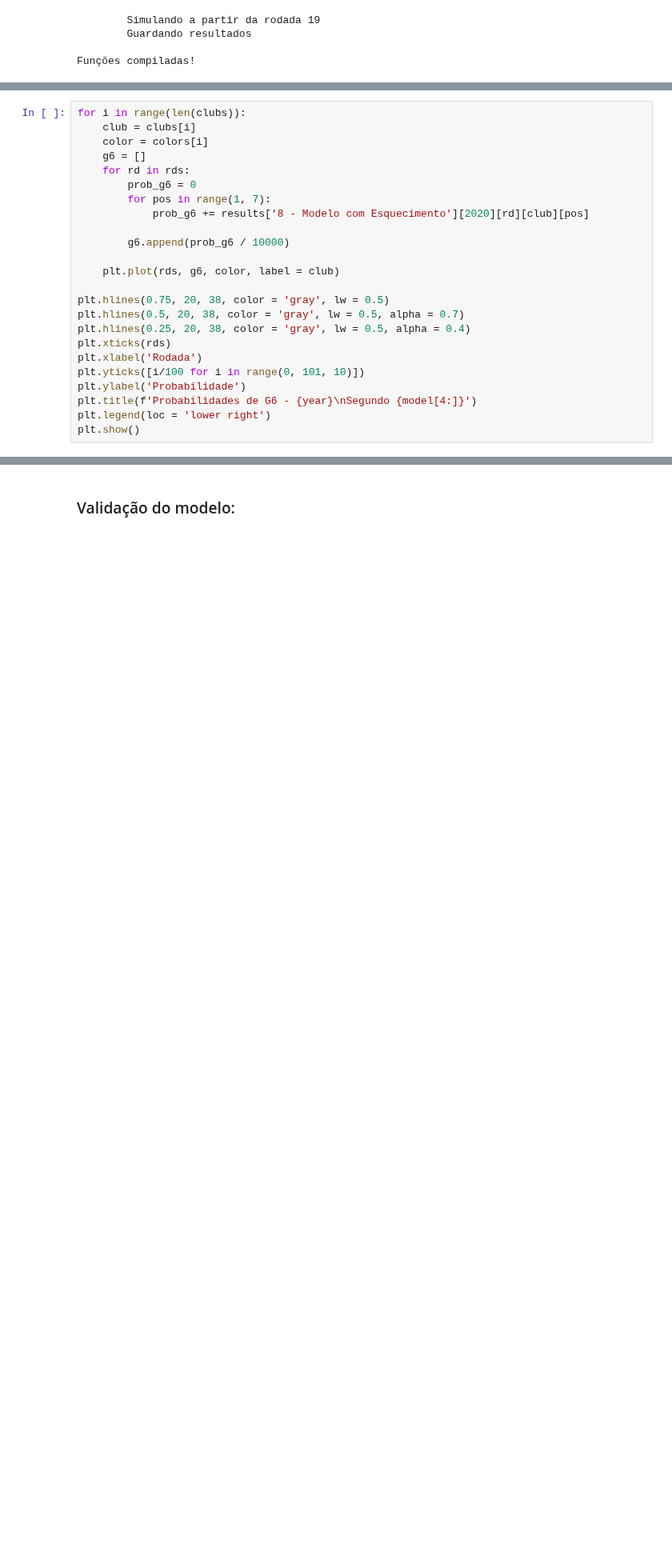
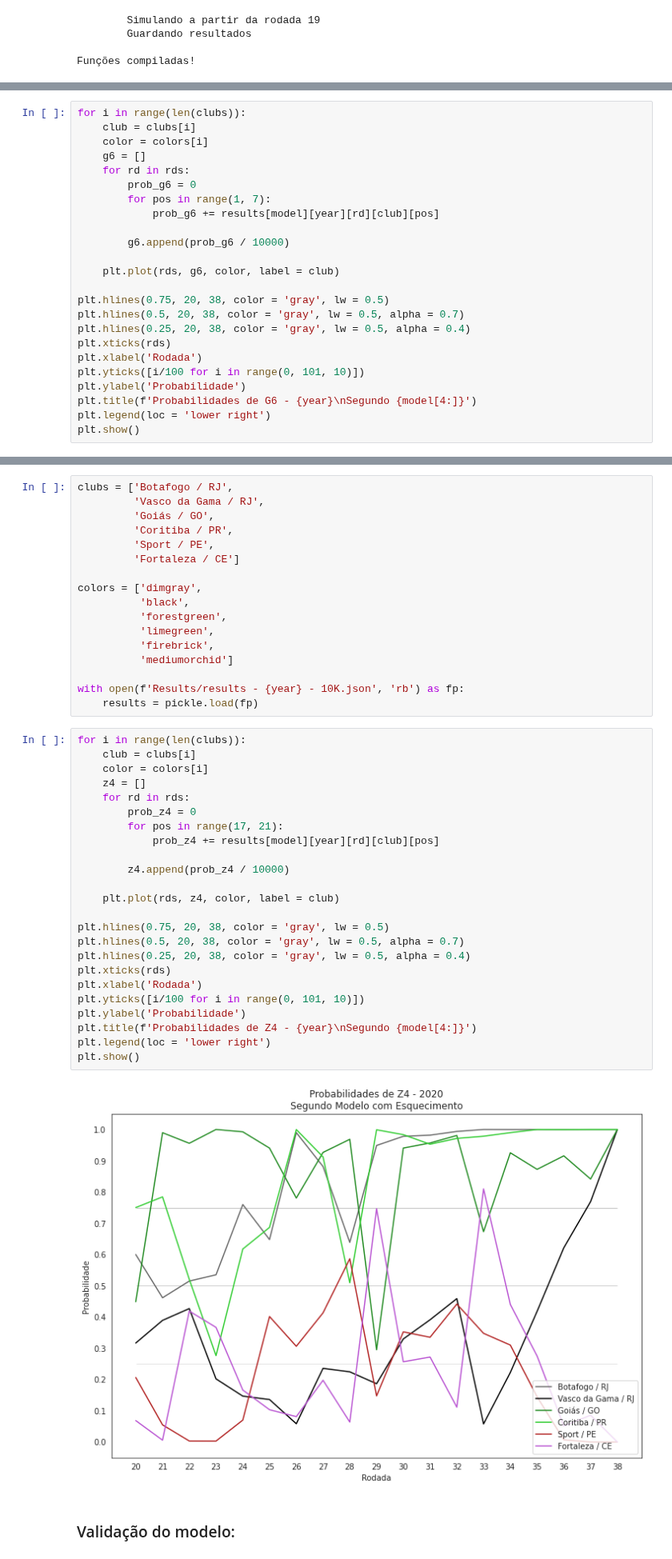
Before and after one commit to HannaRF/web-scraping, a Jupyter notebook: project.ipynb, the cells around one changed output, grey strips where cells are left out. Shown at 80% size. Cells and saved outputs as stored; diff of their text form; blank space fills up the shorter version.

Commit message:
new graph

```diff
--- a/project.ipynb
+++ b/project.ipynb
@@ -1297,7 +1297,7 @@ for i in range(len(clubs)):
     for rd in rds:
         prob_g6 = 0
         for pos in range(1, 7):
-            prob_g6 += results['8 - Modelo com Esquecimento'][2020][rd][club][pos]
+            prob_g6 += results[model][year][rd][club][pos]
 
         g6.append(prob_g6 / 10000)
 
@@ -1315,6 +1315,49 @@ plt.legend(loc = 'lower right')
 plt.show()
 # %% [output]
 [figure]
+# %%
+clubs = ['Botafogo / RJ',
+         'Vasco da Gama / RJ',
+         'Goiás / GO',
+         'Coritiba / PR',
+         'Sport / PE',
+         'Fortaleza / CE']
+
+colors = ['dimgray',
+          'black',
+          'forestgreen',
+          'limegreen',
+          'firebrick',
+          'mediumorchid']
+
+with open(f'Results/results - {year} - 10K.json', 'rb') as fp:
+    results = pickle.load(fp)
+# %%
+for i in range(len(clubs)):
+    club = clubs[i]
+    color = colors[i]
+    z4 = []
+    for rd in rds:
+        prob_z4 = 0
+        for pos in range(17, 21):
+            prob_z4 += results[model][year][rd][club][pos]
+
+        z4.append(prob_z4 / 10000)
+
+    plt.plot(rds, z4, color, label = club)
+
+plt.hlines(0.75, 20, 38, color = 'gray', lw = 0.5)
+plt.hlines(0.5, 20, 38, color = 'gray', lw = 0.5, alpha = 0.7)
+plt.hlines(0.25, 20, 38, color = 'gray', lw = 0.5, alpha = 0.4)
+plt.xticks(rds)
+plt.xlabel('Rodada')
+plt.yticks([i/100 for i in range(0, 101, 10)])
+plt.ylabel('Probabilidade')
+plt.title(f'Probabilidades de Z4 - {year}\nSegundo {model[4:]}')
+plt.legend(loc = 'lower right')
+plt.show()
+# %% [output]
+[figure, added]
 # %% [markdown]
 ### Validação do modelo:
 # %% [markdown]
```
Also changed, not shown: parts of 1 cell of this notebook.
